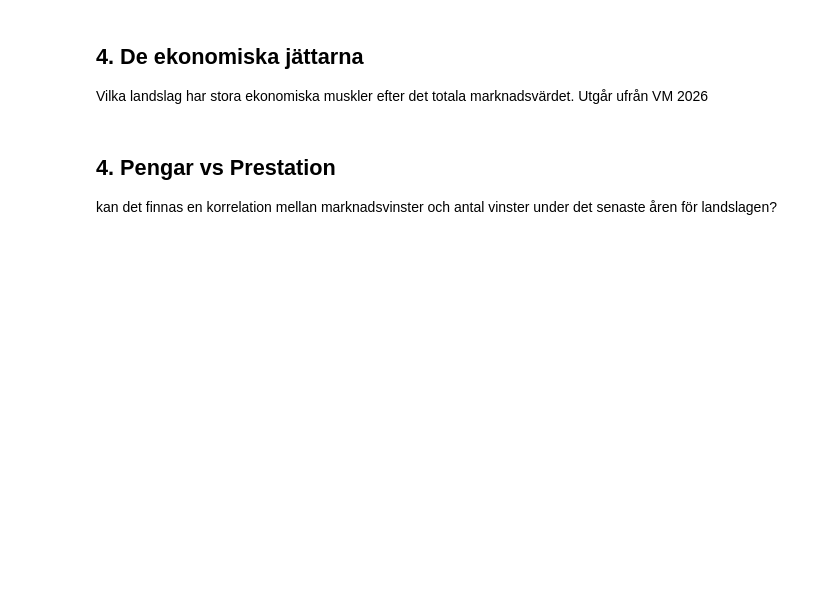
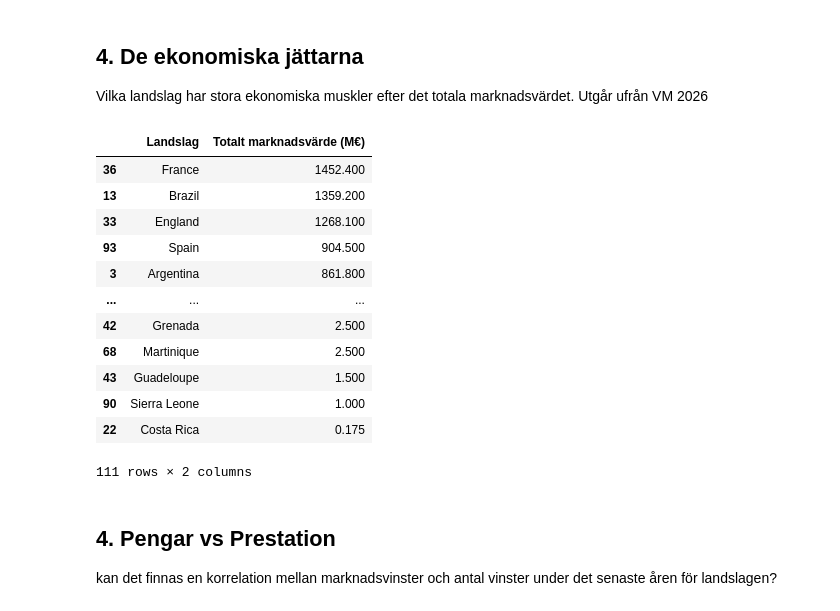
Before and after one commit to webcrunch/kk1-fifa-2026-analysis, a Jupyter notebook: fifa-jupiter.ipynb, the cells around one changed output. Drawn from its saved outputs; the diff is of its cells as text; code cells hidden in the pictures; blank space fills up the shorter version.

Commit message:
hämtat in data för att kolla på marknadsvärde för landslagen och se de tio största lagen.

```diff
--- a/fifa-jupiter.ipynb
+++ b/fifa-jupiter.ipynb
@@ -600,6 +600,34 @@ De 10 ligorna med flest landslagsspelare:
 ## 4. De ekonomiska jättarna
 
 Vilka landslag har stora ekonomiska muskler efter det totala marknadsvärdet. Utgår ufrån VM 2026
+# %%
+# vi tar fram data utifrån spelarnas dataframe och grupperar dem utifrån nationalitet och marknadsvärde
+team_value_data = df_players.groupby("Nationality")["MarketValue"].sum().reset_index()
+
+# Sedan så kan vi döpa om kolumneran för att göra dem lättare att förstå
+team_value_data.columns = ["Landslag", "Totalt marknadsvärde (M€)"]
+
+# tänkte mig att använda ett stapeldiagram för att visualsiera detta och då blir det mer lättläst om vi sorterar dem utifrån z-a
+team_value_data = team_value_data.sort_values(
+    by="Totalt marknadsvärde (M€)", ascending=False
+)
+
+
+display(team_value_data)
+# %% [output]
+|  | Landslag | Totalt marknadsvärde (M€) |
+| 36 | France | 1452.400 |
+| 13 | Brazil | 1359.200 |
+| 33 | England | 1268.100 |
+| 93 | Spain | 904.500 |
+| 3 | Argentina | 861.800 |
+| ... | ... | ... |
+| 42 | Grenada | 2.500 |
+| 68 | Martinique | 2.500 |
+| 43 | Guadeloupe | 1.500 |
+| 90 | Sierra Leone | 1.000 |
+| 22 | Costa Rica | 0.175 |
+111 rows × 2 columns
 # %% [markdown]
 ## 4. Pengar vs Prestation
 
```
